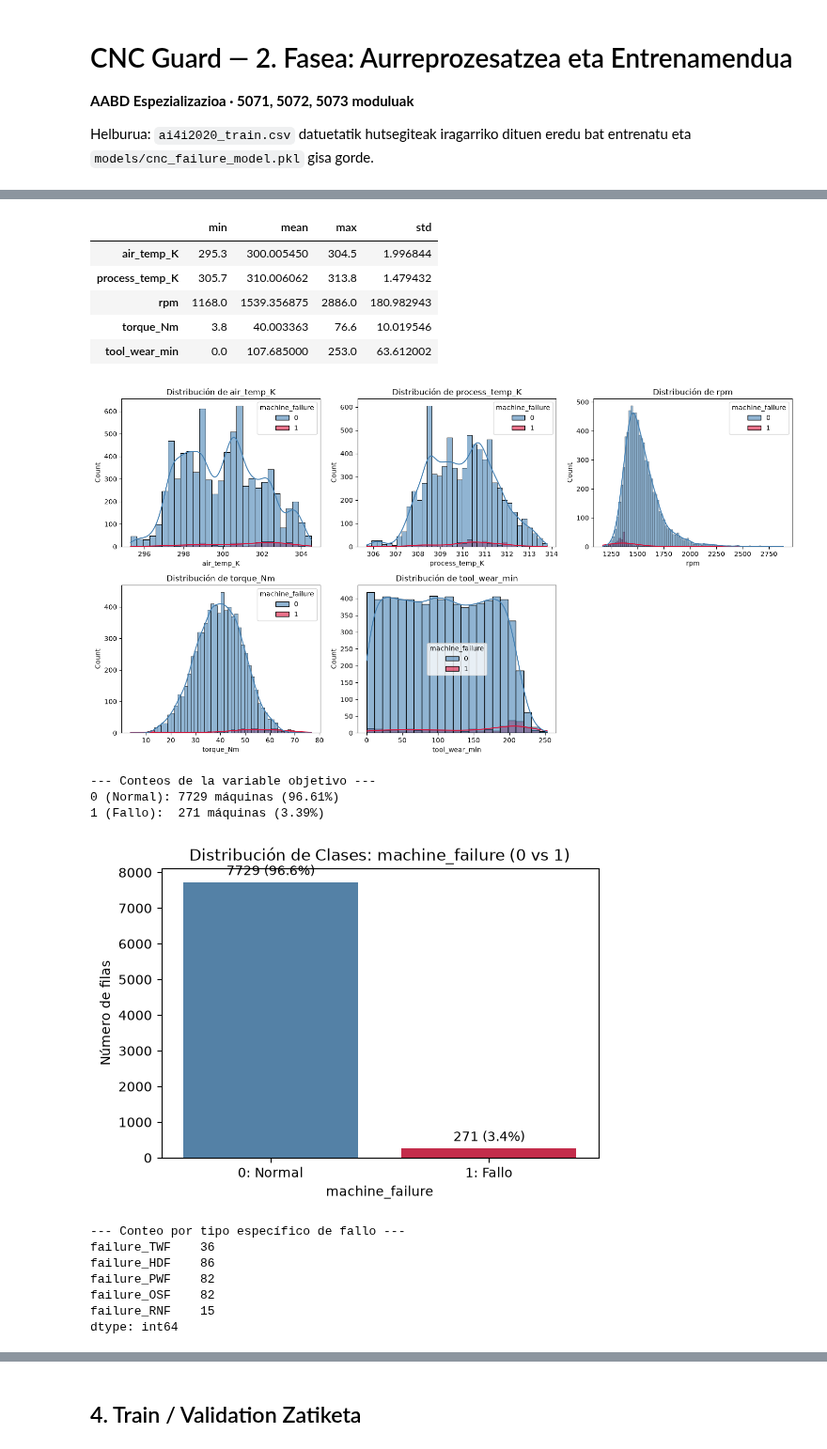
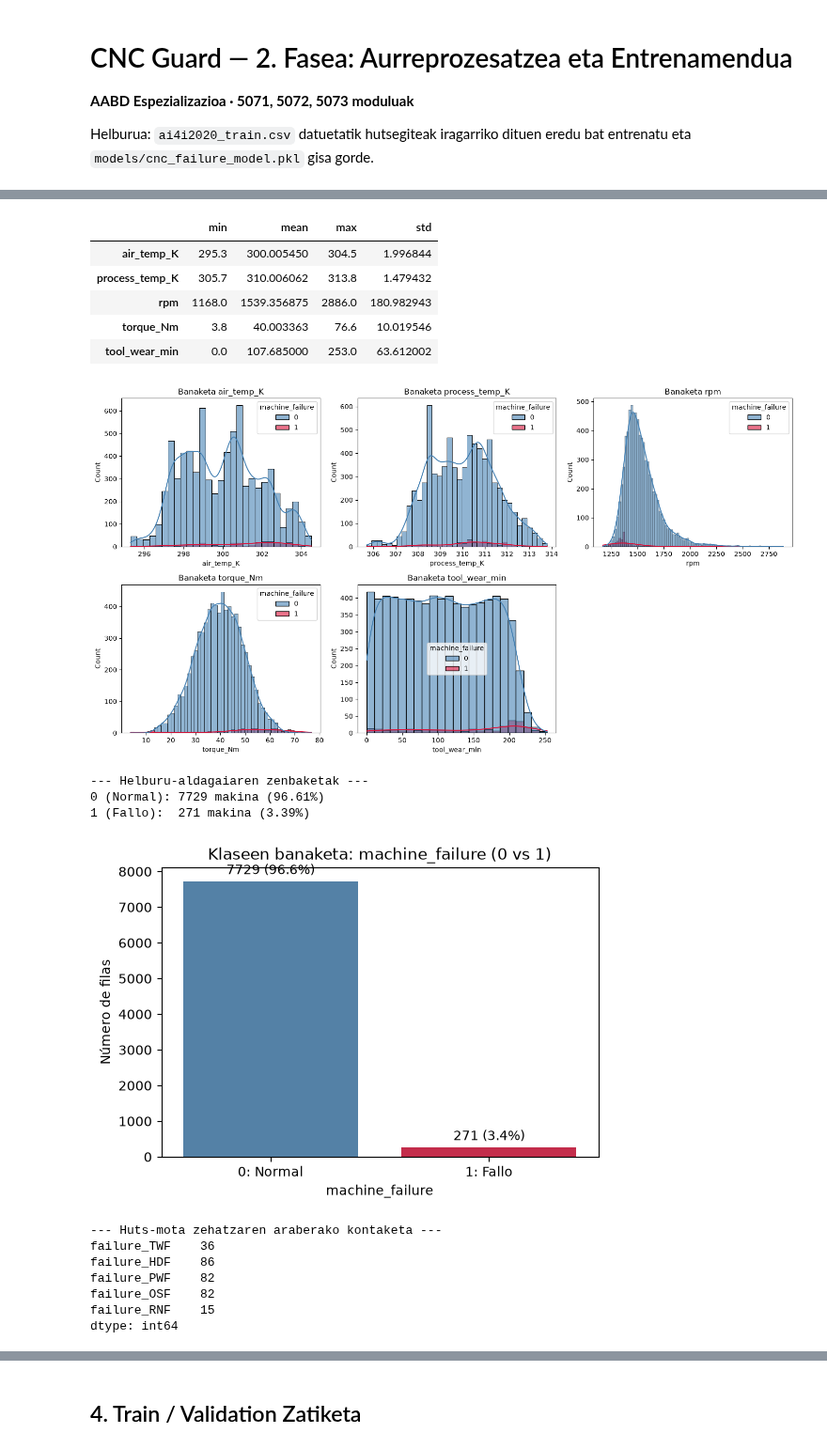
Before and after one commit to AABD-Ethazi-2627/T3-erronka1, a Jupyter notebook: notebooks/02_training_TEMPLATE.ipynb, the cells around one changed output, grey strips where cells are left out. Shown at 94% size. Cells and saved outputs as stored; diff of their text form; code cells hidden in the pictures.

```diff
--- a/notebooks/02_training_TEMPLATE.ipynb
+++ b/notebooks/02_training_TEMPLATE.ipynb
@@ -138,5 +103,5 @@ Name: proportion, dtype: float64
 # %%
-# 2.1. Rangos de valores de sensores numéricos
+# 2.1. Sentsore numerikoentzako balio-tarteak
 sensor_cols = [
     "air_temp_K",
     "process_temp_K",
@@ -145,10 +110,10 @@ sensor_cols = [
     "tool_wear_min",
 ]
 
-print("--- Rangos de valores de los sensores ---")
+print("--- Sentsore-balioen tarteak ---")
 display(df[sensor_cols].describe().T[["min", "mean", "max", "std"]])
 
-# Gráficos de distribución de sensores según fallo
+# Sentsoreen banaketa-grafikoak, hutsegite-motaren arabera
 fig, axes = plt.subplots(2, 3, figsize=(15, 8))
 axes = axes.flatten()
 
@@ -162,19 +127,19 @@ for i, col in enumerate(sensor_cols):
       palette={0: "steelblue", 1: "crimson"},
       alpha=0.6,
   )
-  axes[i].set_title(f"Distribución de {col}")
+  axes[i].set_title(f"Banaketa {col}")
 
 fig.delaxes(axes[5])
 plt.tight_layout()
 plt.show()
 
-# 2.2. Conteo gráfico del desbalanceo de clases
+# 2.2. Klase-desorekaren zenbaketa grafikoa
 counts = df["machine_failure"].value_counts()
 percentages = df["machine_failure"].value_counts(normalize=True) * 100
 
-print("--- Conteos de la variable objetivo ---")
-print(f"0 (Normal): {counts[0]} máquinas ({percentages[0]:.2f}%)")
-print(f"1 (Fallo):  {counts[1]} máquinas ({percentages[1]:.2f}%)")
+print("--- Helburu-aldagaiaren zenbaketak ---")
+print(f"0 (Normal): {counts[0]} makina ({percentages[0]:.2f}%)")
+print(f"1 (Fallo):  {counts[1]} makina ({percentages[1]:.2f}%)")
 
 plt.figure(figsize=(6, 4))
 ax = sns.barplot(
@@ -184,7 +149,7 @@ ax = sns.barplot(
     palette=["steelblue", "crimson"],
     legend=False,
 )
-plt.title("Distribución de Clases: machine_failure (0 vs 1)")
+plt.title("Klaseen banaketa: machine_failure (0 vs 1)")
 plt.xlabel("machine_failure")
 plt.ylabel("Número de filas")
 plt.xticks([0, 1], ["0: Normal", "1: Fallo"])
@@ -201,7 +166,7 @@ for p in ax.patches:
   )
 plt.show()
 
-# Conteo por tipo específico de fallo
+# Huts-mota zehatzaren araberako kontaketa
 failure_cols = [
     "failure_TWF",
     "failure_HDF",
@@ -209,10 +174,10 @@ failure_cols = [
     "failure_OSF",
     "failure_RNF",
 ]
-print("\n--- Conteo por tipo específico de fallo ---")
+print("\n--- Huts-mota zehatzaren araberako kontaketa ---")
 print(df[failure_cols].sum())
 
-# 2.3. Matriz de correlación
+# 2.3. Korrelazio matrizea
 plt.figure(figsize=(9, 7))
 corr_matrix = df[sensor_cols + ["machine_failure"]].corr()
 
@@ -225,9 +190,9 @@ sns.heatmap(
     vmin=-1,
     vmax=1,
 )
-plt.title("Matriz de Correlación")
+plt.title("Korrelazio matrizea")
 plt.show()
 
-print("\n--- Correlación directa con machine_failure ---")
+print("\n--- Machine_failure-rekiko korrelazio zuzena ---")
 print(corr_matrix["machine_failure"].sort_values(ascending=False))
 # %% [output]
@@ -235,15 +200,15 @@ print(corr_matrix["machine_failure"].sort_values(ascending=False))
 |  | min | mean | max | std |
 | air_temp_K | 295.3 | 300.005450 | 304.5 | 1.996844 |
 | process_temp_K | 305.7 | 310.006062 | 313.8 | 1.479432 |
 | rpm | 1168.0 | 1539.356875 | 2886.0 | 180.982943 |
 | torque_Nm | 3.8 | 40.003363 | 76.6 | 10.019546 |
 | tool_wear_min | 0.0 | 107.685000 | 253.0 | 63.612002 |
-[figure, old version]
+[figure, new version]
---- Conteos de la variable objetivo ---
-0 (Normal): 7729 máquinas (96.61%)
-1 (Fallo):  271 máquinas (3.39%)
+--- Helburu-aldagaiaren zenbaketak ---
+0 (Normal): 7729 makina (96.61%)
+1 (Fallo):  271 makina (3.39%)
-[figure, old version]
+[figure, new version]
---- Conteo por tipo específico de fallo ---
+--- Huts-mota zehatzaren araberako kontaketa ---
 failure_TWF    36
 failure_HDF    86
 failure_PWF    82
```
Also changed, not shown: parts of 14 cells of this notebook.
